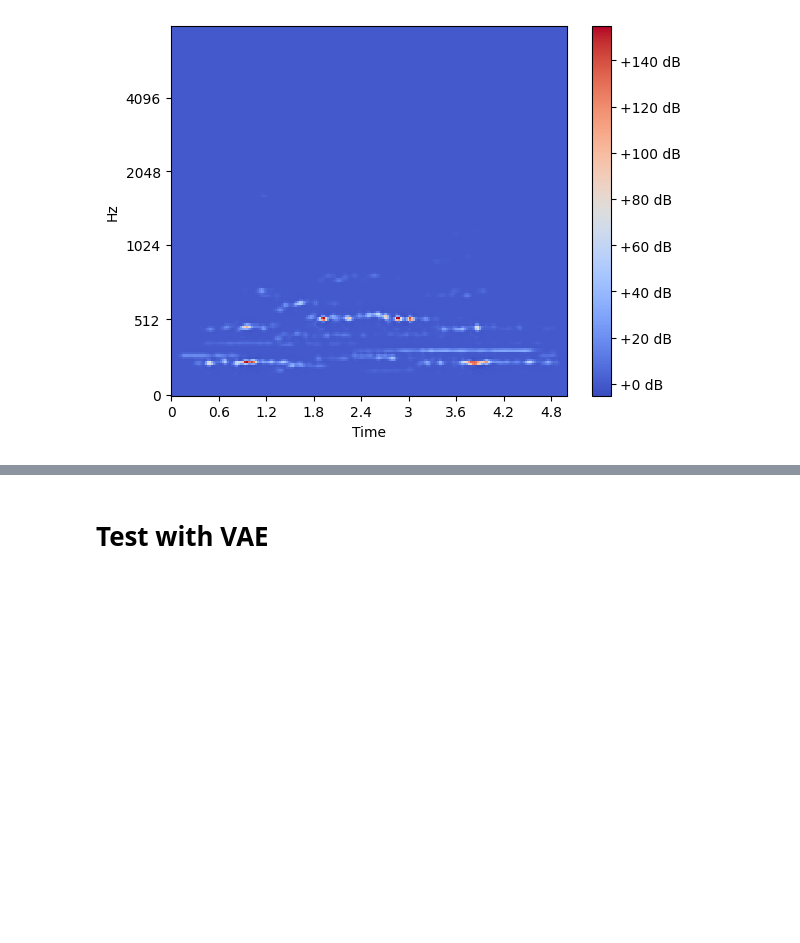
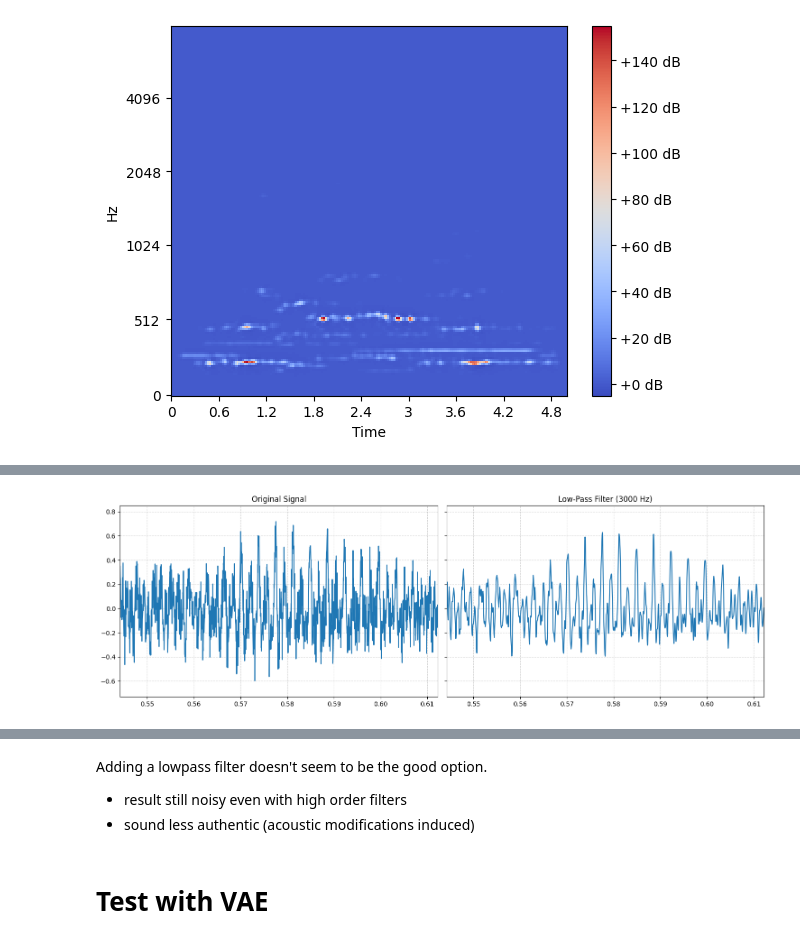
Before and after one commit to MarcoGuzzoC/Audio_Choir_Generator, a Jupyter notebook: GREGO.ipynb, the cells around one changed output, grey strips where cells are left out. Drawn from its saved outputs; the diff is of its cells as text; code cells hidden in the pictures; blank space fills up the shorter version.

```diff
--- a/GREGO.ipynb
+++ b/GREGO.ipynb
@@ -335,0 +356,15 @@ write("out.wav", 22050, np.array(S_solo_wav_1))
+# %%
+fig, (ax1, ax2) = plt.subplots(1, 2, figsize=(15, 5), sharex=True, sharey=True)
+ax1.plot(times[12000:13500], sig[12000:13500])
+ax1.set_title("Original Signal")
+ax1.margins(0, .1)
+ax1.grid(alpha=.5, ls='--')
+ax2.plot(times[12000:13500], filtered[12000:13500])
+ax2.set_title(f"Low-Pass Filter ({cutoff} Hz)")
+ax2.grid(alpha=.5, ls='--')
+plt.tight_layout()
+plt.show()
+
+ipd.Audio(filtered, rate=22050)
+# %% [output]
+[figure, added]
@@ -336,2 +372,6 @@ write("out.wav", 22050, np.array(S_solo_wav_1))
+# %% [markdown]
+Adding a lowpass filter doesn't seem to be the good option.
+- result still noisy even with high order filters
+- sound less authentic (acoustic modifications induced)
 # %% [markdown]
 # Test with VAE
```
Also changed, not shown: parts of 10 cells of this notebook, 4 other files.
